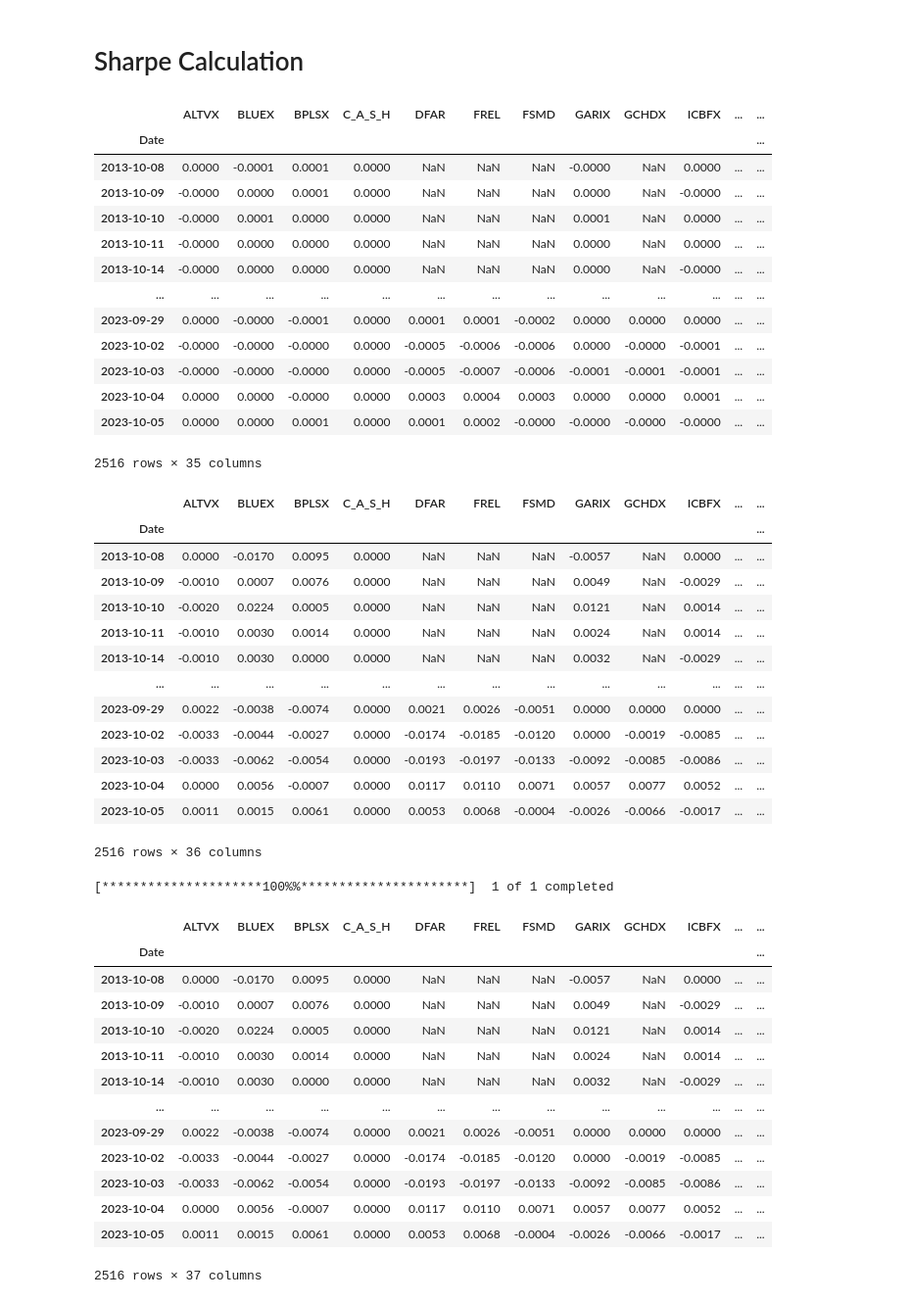
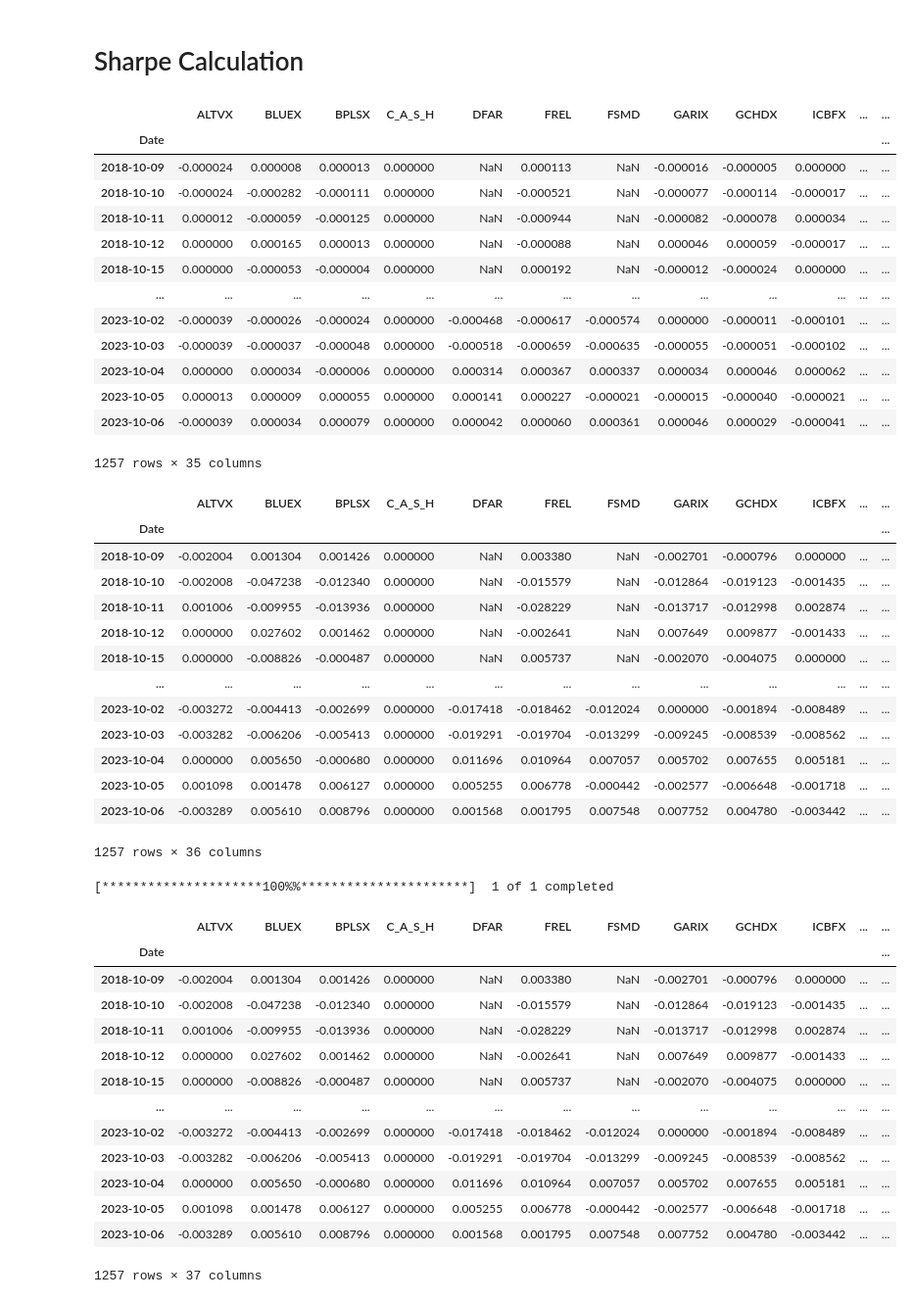
Before and after one commit to dsimband/DATA618, a Jupyter notebook: w6/DATA618_W6_Sharpe.ipynb, the cells around one changed output. Shown: that part at 98% size. Saved outputs shown, nothing was run; the diff lists cells and outputs as text; code cells hidden in the pictures.

```diff
--- a/w6/DATA618_W6_Sharpe.ipynb
+++ b/w6/DATA618_W6_Sharpe.ipynb
@@ -15,7 +15,7 @@ import seaborn as sns
 
 #from var import VaR
 
-pd.set_option('display.float_format', lambda x: f'{x:,.4f}')
+pd.set_option('display.float_format', lambda x: f'{x:,.6f}')
 # %% [markdown]
 # Assignment
 Familiarity with several pricing models and how to apply them to a portfolio. Now calculate the VWAP, Sharpe and Alpha for your portfolio from the start of the semester  to the date of you calculations. Your calculation results and the VaR calculations that you performed last week are the main content of the Portfolio Review presentation that is next week's subject and assignment. -- Remember Presentation is Important
@@ -25,7 +25,7 @@ Familiarity with several pricing models and how to apply them to a portfolio. No
 start_date = datetime(2022, 1, 1)
 end_date = datetime.now()
 alpha = 0.05
-period = '10y'
+period = '5y'
 # %% [markdown]
 # Functions
 # %% [markdown]
@@ -43,7 +46,7 @@ rf_rate
 # %% [markdown]
 ## Load Portfolio
 # %%
-folio_df = pd.read_csv('https://raw.githubusercontent.com/dsimband/DATA618/main/w5/data/DATA618_Portfolio.csv',
+folio_df = pd.read_csv('https://raw.githubusercontent.com/dsimband/DATA618/main/w6/data/DATA618_Portfolio.csv',
                  dtype={
                     'ID': 'int',
                     'Price': 'float',
@@ -224,59 +227,59 @@ port_ret_weighted
 # %% [output]
 |  | ALTVX | BLUEX | BPLSX | C_A_S_H | DFAR | FREL | FSMD | GARIX | GCHDX | ICBFX | ... | ... |
 | Date |  |  |  |  |  |  |  |  |  |  |  | ... |
-| 2013-10-08 | 0.0000 | -0.0001 | 0.0001 | 0.0000 | NaN | NaN | NaN | -0.0000 | NaN | 0.0000 | ... | ... |
-| 2013-10-09 | -0.0000 | 0.0000 | 0.0001 | 0.0000 | NaN | NaN | NaN | 0.0000 | NaN | -0.0000 | ... | ... |
-| 2013-10-10 | -0.0000 | 0.0001 | 0.0000 | 0.0000 | NaN | NaN | NaN | 0.0001 | NaN | 0.0000 | ... | ... |
-| 2013-10-11 | -0.0000 | 0.0000 | 0.0000 | 0.0000 | NaN | NaN | NaN | 0.0000 | NaN | 0.0000 | ... | ... |
-| 2013-10-14 | -0.0000 | 0.0000 | 0.0000 | 0.0000 | NaN | NaN | NaN | 0.0000 | NaN | -0.0000 | ... | ... |
+| 2018-10-09 | -0.000024 | 0.000008 | 0.000013 | 0.000000 | NaN | 0.000113 | NaN | -0.000016 | -0.000005 | 0.000000 | ... | ... |
+| 2018-10-10 | -0.000024 | -0.000282 | -0.000111 | 0.000000 | NaN | -0.000521 | NaN | -0.000077 | -0.000114 | -0.000017 | ... | ... |
+| 2018-10-11 | 0.000012 | -0.000059 | -0.000125 | 0.000000 | NaN | -0.000944 | NaN | -0.000082 | -0.000078 | 0.000034 | ... | ... |
+| 2018-10-12 | 0.000000 | 0.000165 | 0.000013 | 0.000000 | NaN | -0.000088 | NaN | 0.000046 | 0.000059 | -0.000017 | ... | ... |
+| 2018-10-15 | 0.000000 | -0.000053 | -0.000004 | 0.000000 | NaN | 0.000192 | NaN | -0.000012 | -0.000024 | 0.000000 | ... | ... |
 | ... | ... | ... | ... | ... | ... | ... | ... | ... | ... | ... | ... | ... |
-| 2023-09-29 | 0.0000 | -0.0000 | -0.0001 | 0.0000 | 0.0001 | 0.0001 | -0.0002 | 0.0000 | 0.0000 | 0.0000 | ... | ... |
-| 2023-10-02 | -0.0000 | -0.0000 | -0.0000 | 0.0000 | -0.0005 | -0.0006 | -0.0006 | 0.0000 | -0.0000 | -0.0001 | ... | ... |
-| 2023-10-03 | -0.0000 | -0.0000 | -0.0000 | 0.0000 | -0.0005 | -0.0007 | -0.0006 | -0.0001 | -0.0001 | -0.0001 | ... | ... |
-| 2023-10-04 | 0.0000 | 0.0000 | -0.0000 | 0.0000 | 0.0003 | 0.0004 | 0.0003 | 0.0000 | 0.0000 | 0.0001 | ... | ... |
-| 2023-10-05 | 0.0000 | 0.0000 | 0.0001 | 0.0000 | 0.0001 | 0.0002 | -0.0000 | -0.0000 | -0.0000 | -0.0000 | ... | ... |
+| 2023-10-02 | -0.000039 | -0.000026 | -0.000024 | 0.000000 | -0.000468 | -0.000617 | -0.000574 | 0.000000 | -0.000011 | -0.000101 | ... | ... |
+| 2023-10-03 | -0.000039 | -0.000037 | -0.000048 | 0.000000 | -0.000518 | -0.000659 | -0.000635 | -0.000055 | -0.000051 | -0.000102 | ... | ... |
+| 2023-10-04 | 0.000000 | 0.000034 | -0.000006 | 0.000000 | 0.000314 | 0.000367 | 0.000337 | 0.000034 | 0.000046 | 0.000062 | ... | ... |
+| 2023-10-05 | 0.000013 | 0.000009 | 0.000055 | 0.000000 | 0.000141 | 0.000227 | -0.000021 | -0.000015 | -0.000040 | -0.000021 | ... | ... |
+| 2023-10-06 | -0.000039 | 0.000034 | 0.000079 | 0.000000 | 0.000042 | 0.000060 | 0.000361 | 0.000046 | 0.000029 | -0.000041 | ... | ... |
-2516 rows × 35 columns
+1257 rows × 35 columns
 # %%
 return_df['Portfolio']= port_ret_weighted.sum(axis=1).dropna()
 return_df
 # %% [output]
 |  | ALTVX | BLUEX | BPLSX | C_A_S_H | DFAR | FREL | FSMD | GARIX | GCHDX | ICBFX | ... | ... |
 | Date |  |  |  |  |  |  |  |  |  |  |  | ... |
-| 2013-10-08 | 0.0000 | -0.0170 | 0.0095 | 0.0000 | NaN | NaN | NaN | -0.0057 | NaN | 0.0000 | ... | ... |
-| 2013-10-09 | -0.0010 | 0.0007 | 0.0076 | 0.0000 | NaN | NaN | NaN | 0.0049 | NaN | -0.0029 | ... | ... |
-| 2013-10-10 | -0.0020 | 0.0224 | 0.0005 | 0.0000 | NaN | NaN | NaN | 0.0121 | NaN | 0.0014 | ... | ... |
-| 2013-10-11 | -0.0010 | 0.0030 | 0.0014 | 0.0000 | NaN | NaN | NaN | 0.0024 | NaN | 0.0014 | ... | ... |
-| 2013-10-14 | -0.0010 | 0.0030 | 0.0000 | 0.0000 | NaN | NaN | NaN | 0.0032 | NaN | -0.0029 | ... | ... |
+| 2018-10-09 | -0.002004 | 0.001304 | 0.001426 | 0.000000 | NaN | 0.003380 | NaN | -0.002701 | -0.000796 | 0.000000 | ... | ... |
+| 2018-10-10 | -0.002008 | -0.047238 | -0.012340 | 0.000000 | NaN | -0.015579 | NaN | -0.012864 | -0.019123 | -0.001435 | ... | ... |
+| 2018-10-11 | 0.001006 | -0.009955 | -0.013936 | 0.000000 | NaN | -0.028229 | NaN | -0.013717 | -0.012998 | 0.002874 | ... | ... |
+| 2018-10-12 | 0.000000 | 0.027602 | 0.001462 | 0.000000 | NaN | -0.002641 | NaN | 0.007649 | 0.009877 | -0.001433 | ... | ... |
+| 2018-10-15 | 0.000000 | -0.008826 | -0.000487 | 0.000000 | NaN | 0.005737 | NaN | -0.002070 | -0.004075 | 0.000000 | ... | ... |
 | ... | ... | ... | ... | ... | ... | ... | ... | ... | ... | ... | ... | ... |
-| 2023-09-29 | 0.0022 | -0.0038 | -0.0074 | 0.0000 | 0.0021 | 0.0026 | -0.0051 | 0.0000 | 0.0000 | 0.0000 | ... | ... |
-| 2023-10-02 | -0.0033 | -0.0044 | -0.0027 | 0.0000 | -0.0174 | -0.0185 | -0.0120 | 0.0000 | -0.0019 | -0.0085 | ... | ... |
-| 2023-10-03 | -0.0033 | -0.0062 | -0.0054 | 0.0000 | -0.0193 | -0.0197 | -0.0133 | -0.0092 | -0.0085 | -0.0086 | ... | ... |
-| 2023-10-04 | 0.0000 | 0.0056 | -0.0007 | 0.0000 | 0.0117 | 0.0110 | 0.0071 | 0.0057 | 0.0077 | 0.0052 | ... | ... |
-| 2023-10-05 | 0.0011 | 0.0015 | 0.0061 | 0.0000 | 0.0053 | 0.0068 | -0.0004 | -0.0026 | -0.0066 | -0.0017 | ... | ... |
+| 2023-10-02 | -0.003272 | -0.004413 | -0.002699 | 0.000000 | -0.017418 | -0.018462 | -0.012024 | 0.000000 | -0.001894 | -0.008489 | ... | ... |
+| 2023-10-03 | -0.003282 | -0.006206 | -0.005413 | 0.000000 | -0.019291 | -0.019704 | -0.013299 | -0.009245 | -0.008539 | -0.008562 | ... | ... |
+| 2023-10-04 | 0.000000 | 0.005650 | -0.000680 | 0.000000 | 0.011696 | 0.010964 | 0.007057 | 0.005702 | 0.007655 | 0.005181 | ... | ... |
+| 2023-10-05 | 0.001098 | 0.001478 | 0.006127 | 0.000000 | 0.005255 | 0.006778 | -0.000442 | -0.002577 | -0.006648 | -0.001718 | ... | ... |
+| 2023-10-06 | -0.003289 | 0.005610 | 0.008796 | 0.000000 | 0.001568 | 0.001795 | 0.007548 | 0.007752 | 0.004780 | -0.003442 | ... | ... |
-2516 rows × 36 columns
+1257 rows × 36 columns
 # %%
-tickers='NIFTYBEES.NS'
-NIFTY50 = pdr.get_data_yahoo(tickers=tickers, period=period)
-return_df['Benchmark']= NIFTY50['Close']
+tickers='^DJA'
+DJA = pdr.get_data_yahoo(tickers=tickers, period=period)
+return_df['Benchmark']= DJA['Close']
 return_df['Benchmark']= return_df['Benchmark'].pct_change(1) #.dropna()
 #return_df= return_df.dropna()
 return_df
 # %% [output]
 [*********************100%%**********************]  1 of 1 completed
 |  | ALTVX | BLUEX | BPLSX | C_A_S_H | DFAR | FREL | FSMD | GARIX | GCHDX | ICBFX | ... | ... |
 | Date |  |  |  |  |  |  |  |  |  |  |  | ... |
-| 2013-10-08 | 0.0000 | -0.0170 | 0.0095 | 0.0000 | NaN | NaN | NaN | -0.0057 | NaN | 0.0000 | ... | ... |
-| 2013-10-09 | -0.0010 | 0.0007 | 0.0076 | 0.0000 | NaN | NaN | NaN | 0.0049 | NaN | -0.0029 | ... | ... |
-| 2013-10-10 | -0.0020 | 0.0224 | 0.0005 | 0.0000 | NaN | NaN | NaN | 0.0121 | NaN | 0.0014 | ... | ... |
-| 2013-10-11 | -0.0010 | 0.0030 | 0.0014 | 0.0000 | NaN | NaN | NaN | 0.0024 | NaN | 0.0014 | ... | ... |
-| 2013-10-14 | -0.0010 | 0.0030 | 0.0000 | 0.0000 | NaN | NaN | NaN | 0.0032 | NaN | -0.0029 | ... | ... |
+| 2018-10-09 | -0.002004 | 0.001304 | 0.001426 | 0.000000 | NaN | 0.003380 | NaN | -0.002701 | -0.000796 | 0.000000 | ... | ... |
+| 2018-10-10 | -0.002008 | -0.047238 | -0.012340 | 0.000000 | NaN | -0.015579 | NaN | -0.012864 | -0.019123 | -0.001435 | ... | ... |
+| 2018-10-11 | 0.001006 | -0.009955 | -0.013936 | 0.000000 | NaN | -0.028229 | NaN | -0.013717 | -0.012998 | 0.002874 | ... | ... |
+| 2018-10-12 | 0.000000 | 0.027602 | 0.001462 | 0.000000 | NaN | -0.002641 | NaN | 0.007649 | 0.009877 | -0.001433 | ... | ... |
+| 2018-10-15 | 0.000000 | -0.008826 | -0.000487 | 0.000000 | NaN | 0.005737 | NaN | -0.002070 | -0.004075 | 0.000000 | ... | ... |
 | ... | ... | ... | ... | ... | ... | ... | ... | ... | ... | ... | ... | ... |
-| 2023-09-29 | 0.0022 | -0.0038 | -0.0074 | 0.0000 | 0.0021 | 0.0026 | -0.0051 | 0.0000 | 0.0000 | 0.0000 | ... | ... |
-| 2023-10-02 | -0.0033 | -0.0044 | -0.0027 | 0.0000 | -0.0174 | -0.0185 | -0.0120 | 0.0000 | -0.0019 | -0.0085 | ... | ... |
-| 2023-10-03 | -0.0033 | -0.0062 | -0.0054 | 0.0000 | -0.0193 | -0.0197 | -0.0133 | -0.0092 | -0.0085 | -0.0086 | ... | ... |
-| 2023-10-04 | 0.0000 | 0.0056 | -0.0007 | 0.0000 | 0.0117 | 0.0110 | 0.0071 | 0.0057 | 0.0077 | 0.0052 | ... | ... |
-| 2023-10-05 | 0.0011 | 0.0015 | 0.0061 | 0.0000 | 0.0053 | 0.0068 | -0.0004 | -0.0026 | -0.0066 | -0.0017 | ... | ... |
+| 2023-10-02 | -0.003272 | -0.004413 | -0.002699 | 0.000000 | -0.017418 | -0.018462 | -0.012024 | 0.000000 | -0.001894 | -0.008489 | ... | ... |
+| 2023-10-03 | -0.003282 | -0.006206 | -0.005413 | 0.000000 | -0.019291 | -0.019704 | -0.013299 | -0.009245 | -0.008539 | -0.008562 | ... | ... |
+| 2023-10-04 | 0.000000 | 0.005650 | -0.000680 | 0.000000 | 0.011696 | 0.010964 | 0.007057 | 0.005702 | 0.007655 | 0.005181 | ... | ... |
+| 2023-10-05 | 0.001098 | 0.001478 | 0.006127 | 0.000000 | 0.005255 | 0.006778 | -0.000442 | -0.002577 | -0.006648 | -0.001718 | ... | ... |
+| 2023-10-06 | -0.003289 | 0.005610 | 0.008796 | 0.000000 | 0.001568 | 0.001795 | 0.007548 | 0.007752 | 0.004780 | -0.003442 | ... | ... |
-2516 rows × 37 columns
+1257 rows × 37 columns
 # %%
 cum_ret_port = ((1 + return_df['Portfolio']).cumprod()-1)
 cum_ret_port.plot(label='Cumulative Returns of the Portfolio' ,figsize=(19,8),title='Cumulative Returns')
```
Also changed, not shown: parts of 13 cells of this notebook, 3 other files.
